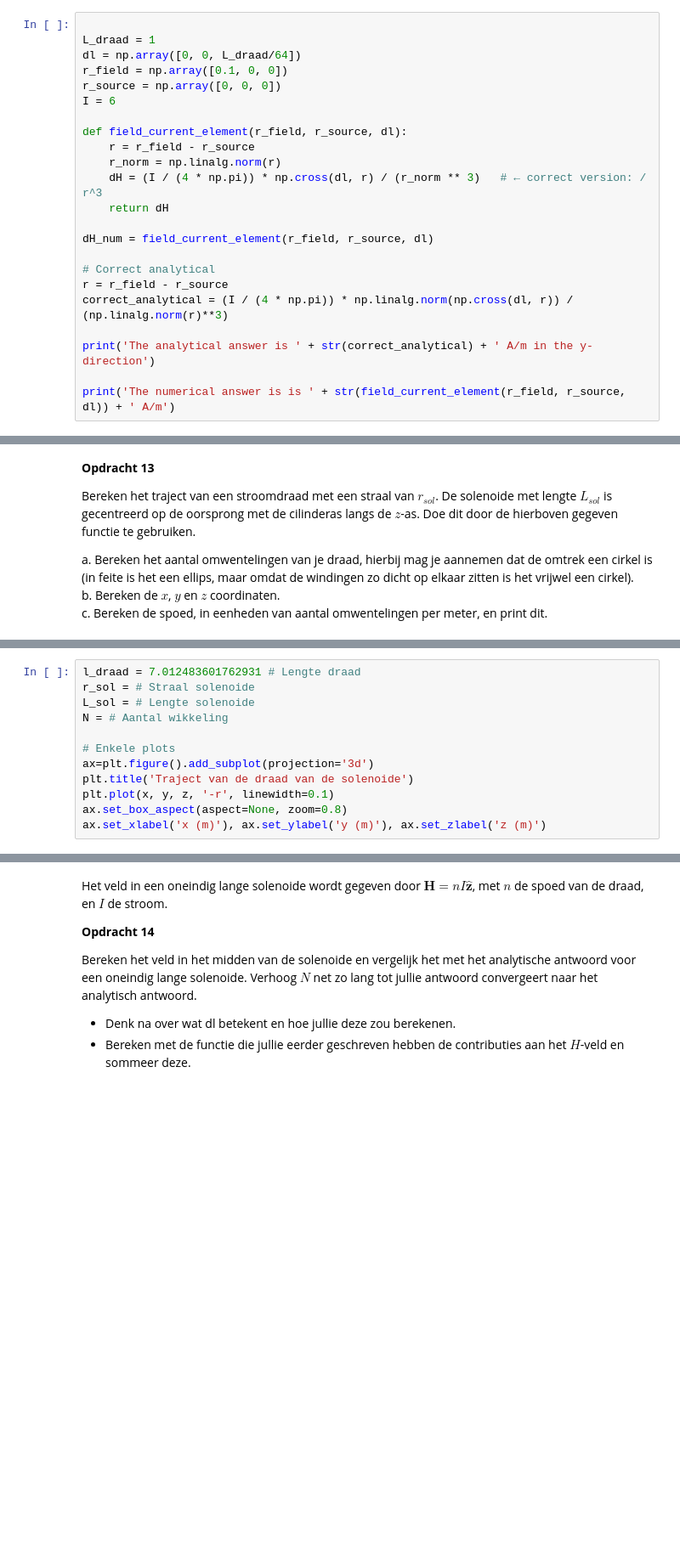
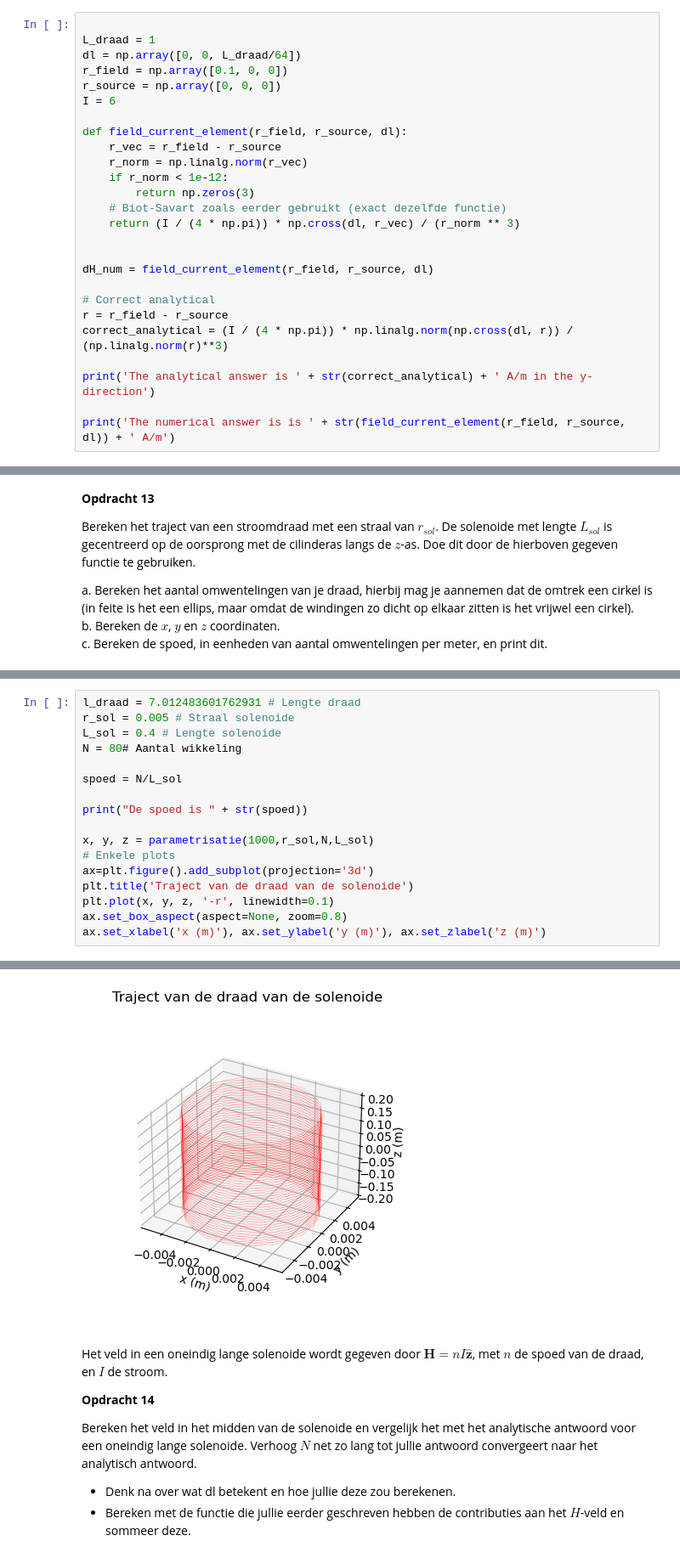
Before and after one commit to T-L-cc/opdrachten-DEF-D, a Jupyter notebook: 2KrachtactuatorOpdracht/KrachtactuatorOpdracht.ipynb, the cells around one changed output, grey strips where cells are left out. Shown at 85% size. Cells and saved outputs as stored; diff of their text form; blank space fills up the shorter version.

```diff
--- a/2KrachtactuatorOpdracht/KrachtactuatorOpdracht.ipynb
+++ b/2KrachtactuatorOpdracht/KrachtactuatorOpdracht.ipynb
@@ -354,10 +354,13 @@ r_source = np.array([0, 0, 0])
 I = 6
 
 def field_current_element(r_field, r_source, dl):
-    r = r_field - r_source
-    r_norm = np.linalg.norm(r)
-    dH = (I / (4 * np.pi)) * np.cross(dl, r) / (r_norm ** 3)   # ← correct version: / r^3
-    return dH
+    r_vec = r_field - r_source
+    r_norm = np.linalg.norm(r_vec)
+    if r_norm < 1e-12:
+        return np.zeros(3)
+    # Biot-Savart zoals eerder gebruikt (exact dezelfde functie)
+    return (I / (4 * np.pi)) * np.cross(dl, r_vec) / (r_norm ** 3)
+
 
 dH_num = field_current_element(r_field, r_source, dl)
 
@@ -450,9 +448,14 @@ De lengtes van de draden zijn: bb-gun: 7.012483601762931 m, pipet: 18.6999562713
 # %%
 l_draad = 7.012483601762931 # Lengte draad
-r_sol = # Straal solenoide
-L_sol = # Lengte solenoide
-N = # Aantal wikkeling
+r_sol = 0.005 # Straal solenoide
+L_sol = 0.4 # Lengte solenoide
+N = 80# Aantal wikkeling
 
+spoed = N/L_sol
+
+print("De spoed is " + str(spoed))
+
+x, y, z = parametrisatie(1000,r_sol,N,L_sol)
 # Enkele plots
 ax=plt.figure().add_subplot(projection='3d')
 plt.title('Traject van de draad van de solenoide')
@@ -464,3 +468,4 @@ SyntaxError: invalid syntax (1649646075.py, line 1)
+[figure, added]
 # %% [markdown]
 Het veld in een oneindig lange solenoide wordt gegeven door $\mathbf{H} = n I \hat{\mathbf{z}}$, met $n$ de spoed van de draad, en $I$ de stroom.
 
```
Also changed, not shown: parts of 4 cells of this notebook.
